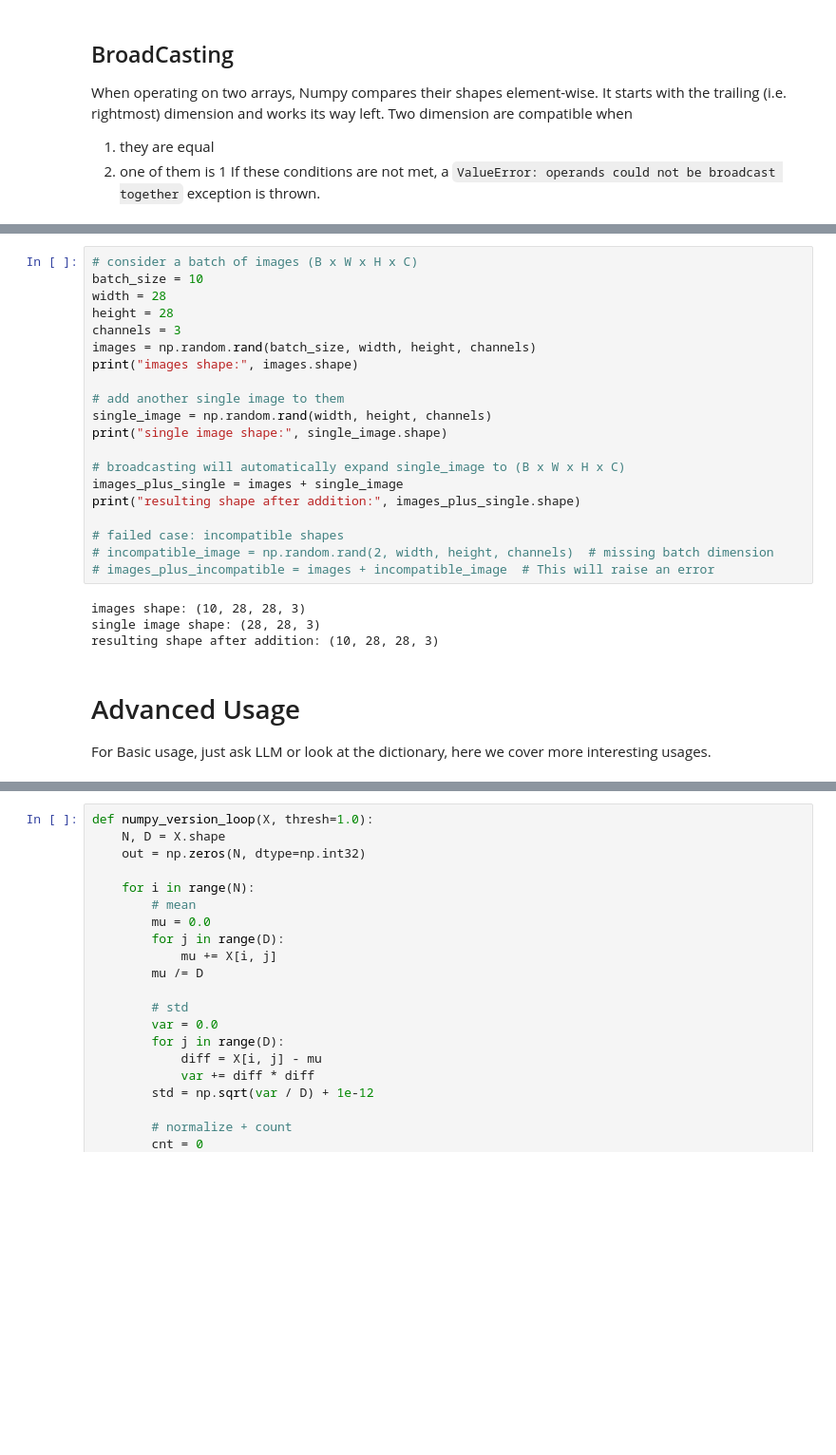
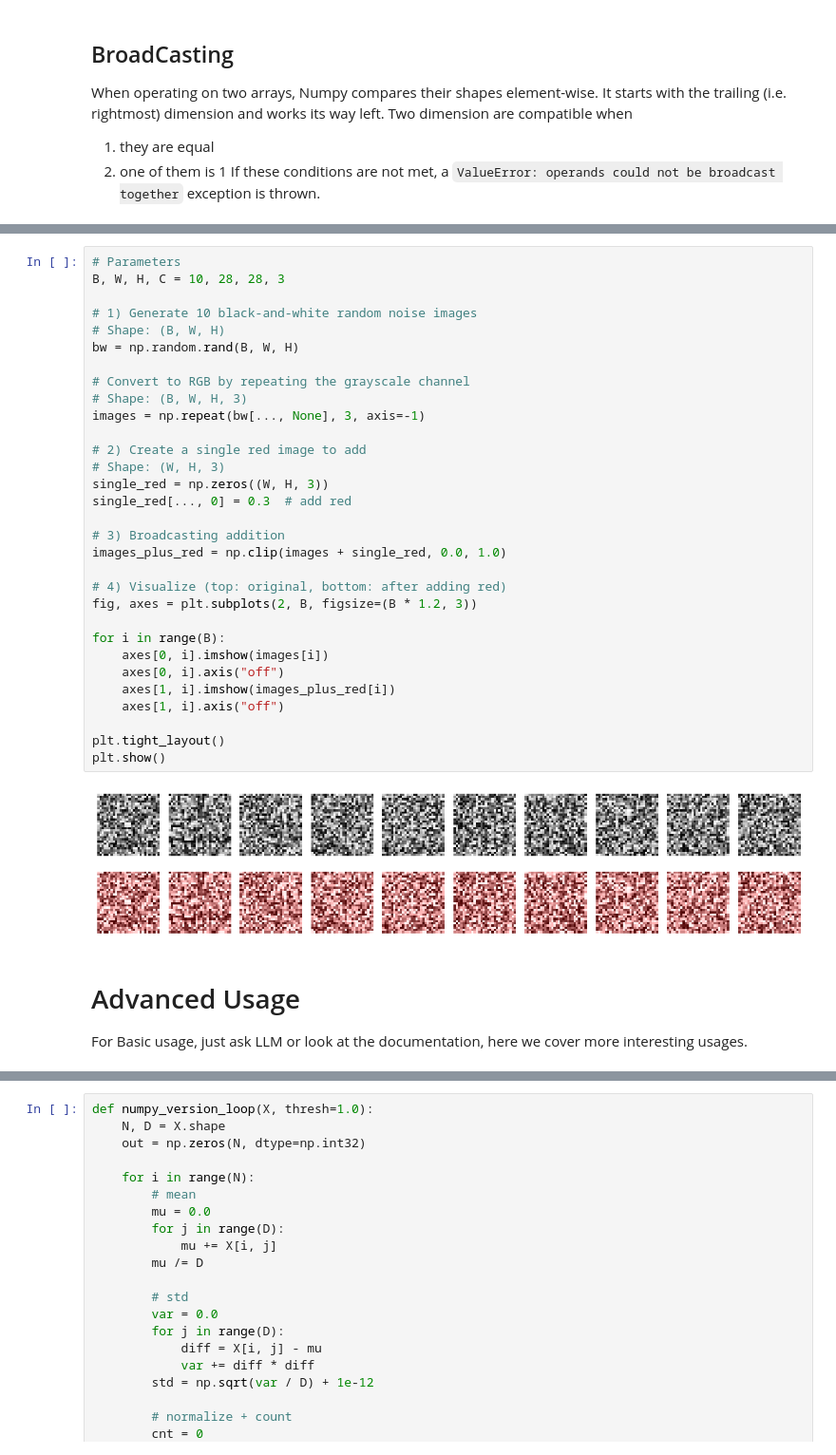
Before and after one commit to liaodisen/CS484, a Jupyter notebook: numpy_tutorial/numpy_tutoral.ipynb, the cells around one changed output, grey strips where cells are left out. Shown at 95% size. Saved outputs shown, nothing was run; the diff lists cells and outputs as text; blank space fills up the shorter version.

```diff
--- a/numpy_tutorial/numpy_tutoral.ipynb
+++ b/numpy_tutorial/numpy_tutoral.ipynb
@@ -79,29 +130,38 @@
 # %%
-# consider a batch of images (B x W x H x C)
-batch_size = 10
-width = 28
-height = 28
-channels = 3
-images = np.random.rand(batch_size, width, height, channels)
-print("images shape:", images.shape)
+# Parameters
+B, W, H, C = 10, 28, 28, 3
 
-# add another single image to them
-single_image = np.random.rand(width, height, channels)
-print("single image shape:", single_image.shape)
+# 1) Generate 10 black-and-white random noise images
+# Shape: (B, W, H)
+bw = np.random.rand(B, W, H)
 
-# broadcasting will automatically expand single_image to (B x W x H x C)
-images_plus_single = images + single_image
-print("resulting shape after addition:", images_plus_single.shape)
+# Convert to RGB by repeating the grayscale channel
+# Shape: (B, W, H, 3)
+images = np.repeat(bw[..., None], 3, axis=-1)
 
-# failed case: incompatible shapes
-# incompatible_image = np.random.rand(2, width, height, channels)  # missing batch dimension
-# images_plus_incompatible = images + incompatible_image  # This will raise an error
+# 2) Create a single red image to add
+# Shape: (W, H, 3)
+single_red = np.zeros((W, H, 3))
+single_red[..., 0] = 0.3  # add red
+
+# 3) Broadcasting addition
+images_plus_red = np.clip(images + single_red, 0.0, 1.0)
+
+# 4) Visualize (top: original, bottom: after adding red)
+fig, axes = plt.subplots(2, B, figsize=(B * 1.2, 3))
+
+for i in range(B):
+    axes[0, i].imshow(images[i])
+    axes[0, i].axis("off")
+    axes[1, i].imshow(images_plus_red[i])
+    axes[1, i].axis("off")
+
+plt.tight_layout()
+plt.show()
 # %% [output]
-images shape: (10, 28, 28, 3)
-single image shape: (28, 28, 3)
-resulting shape after addition: (10, 28, 28, 3)
+[figure, added]
 # %% [markdown]
 # Advanced Usage
 
-For Basic usage, just ask LLM or look at the dictionary, here we cover more interesting usages.
+For Basic usage, just ask LLM or look at the documentation, here we cover more interesting usages.
 # %% [markdown]
```
Also changed, not shown: parts of 27 cells of this notebook, 1 other file.
